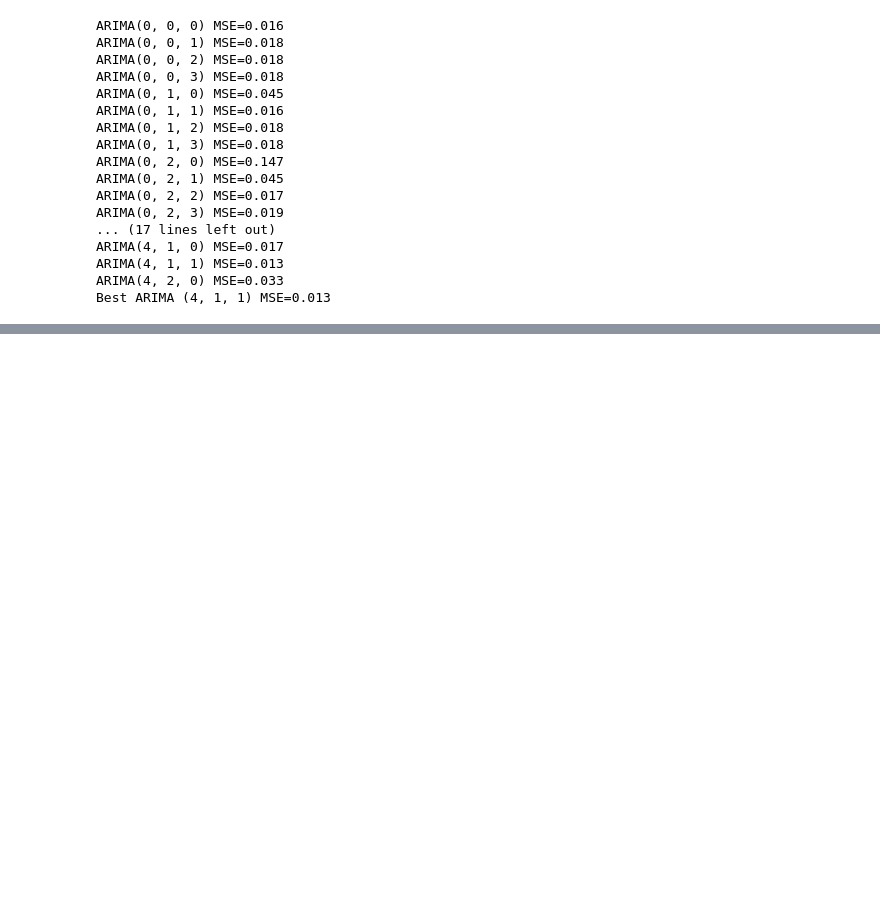
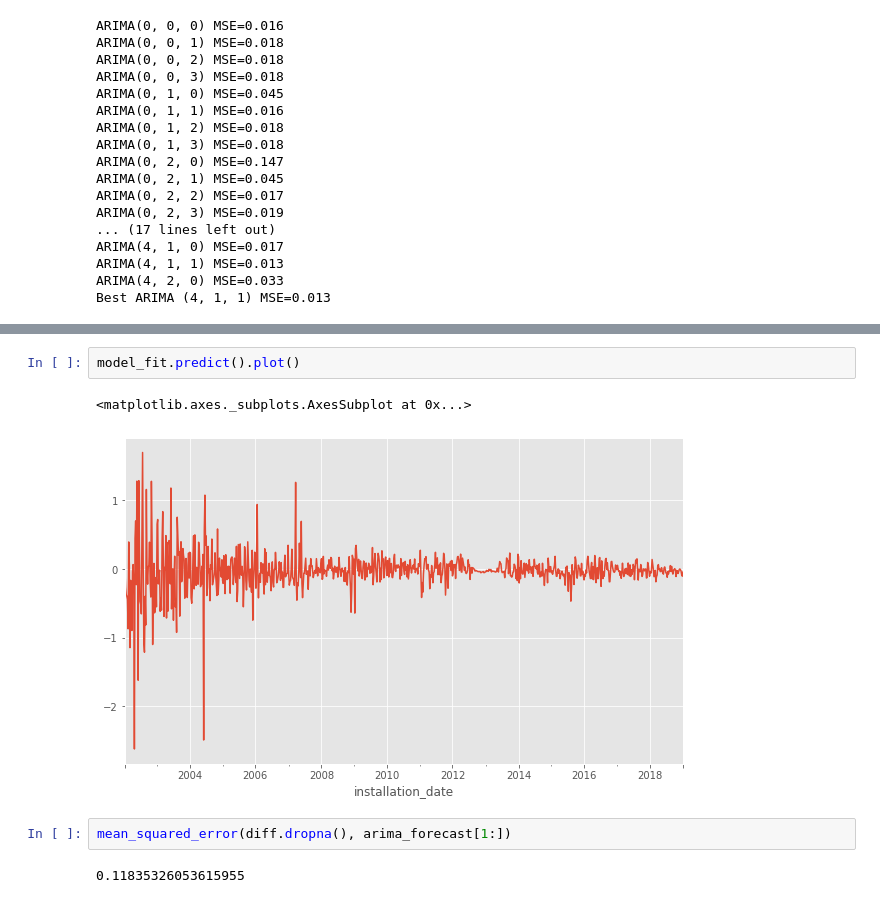
Before and after one commit to jrpaige/Solar, a Jupyter notebook: Solar_TS_Model.ipynb, the cells around one changed output, grey strips where cells are left out. Drawn from its saved outputs; the diff is of its cells as text; blank space fills up the shorter version.

```diff
--- a/Solar_TS_Model.ipynb
+++ b/Solar_TS_Model.ipynb
@@ -270,0 +323,9 @@ Best ARIMA (4, 1, 1) MSE=0.013
+# %%
+model_fit.predict().plot()
+# %% [output]
+<matplotlib.axes._subplots.AxesSubplot at 0x...>
+[figure, added]
+# %%
+mean_squared_error(diff.dropna(), arima_forecast[1:])
+# %% [output]
+0.11835326053615955
```
Also changed, not shown: parts of 9 cells of this notebook, 1 other file.
